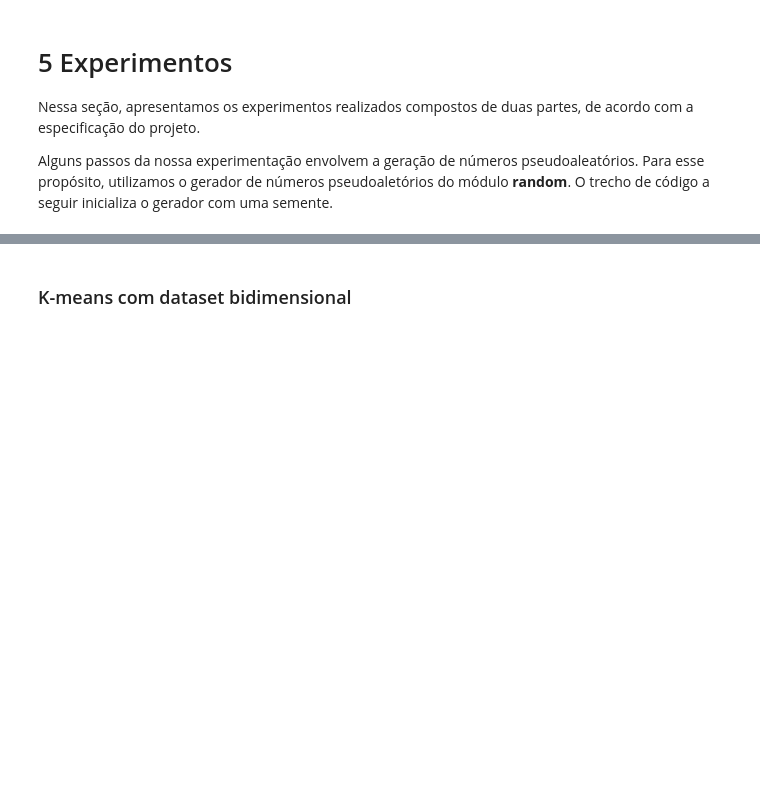
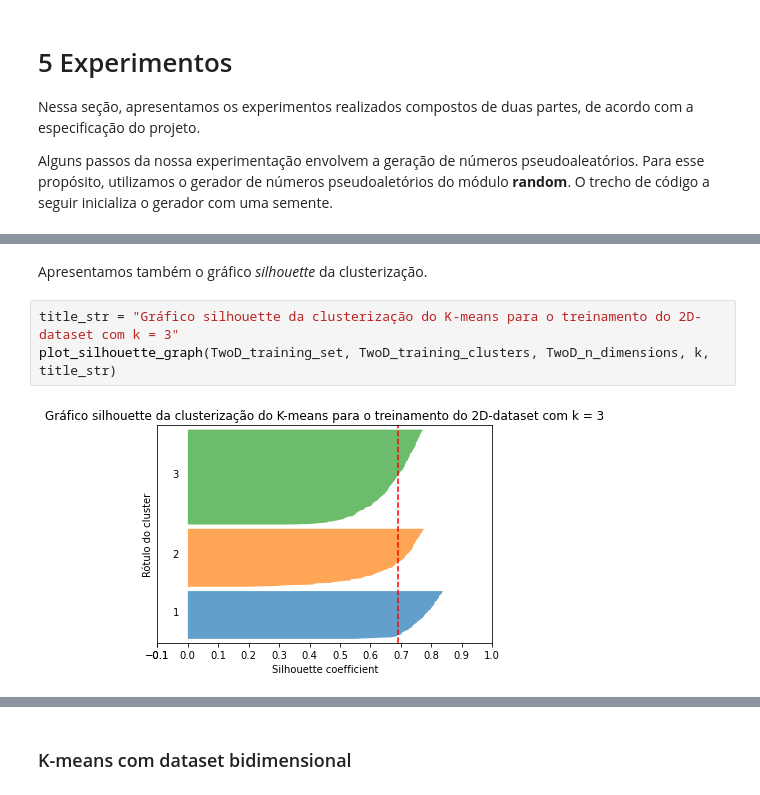
Before and after one commit to fcpereira97/MO444, a Jupyter notebook: Projeto 1/Projeto 1 - Notebook.ipynb, the cells around one changed output, grey strips where cells are left out. Cells and saved outputs as stored; diff of their text form; blank space fills up the shorter version.

```diff
--- a/Projeto 1/Projeto 1 - Notebook.ipynb
+++ b/Projeto 1/Projeto 1 - Notebook.ipynb
@@ -714,0 +753,7 @@ plot_elbow_graph(TwoD_training_set, n_dimensions, min_k, max_k, n_repetitions, t
+# %% [markdown]
+Apresentamos também o gráfico *silhouette* da clusterização.
+# %%
+title_str = "Gráfico silhouette da clusterização do K-means para o treinamento do 2D-dataset com k = 3"
+plot_silhouette_graph(TwoD_training_set, TwoD_training_clusters, TwoD_n_dimensions, k, title_str)
+# %% [output]
+[figure, added]
```
Also changed, not shown: parts of 39 cells of this notebook.
